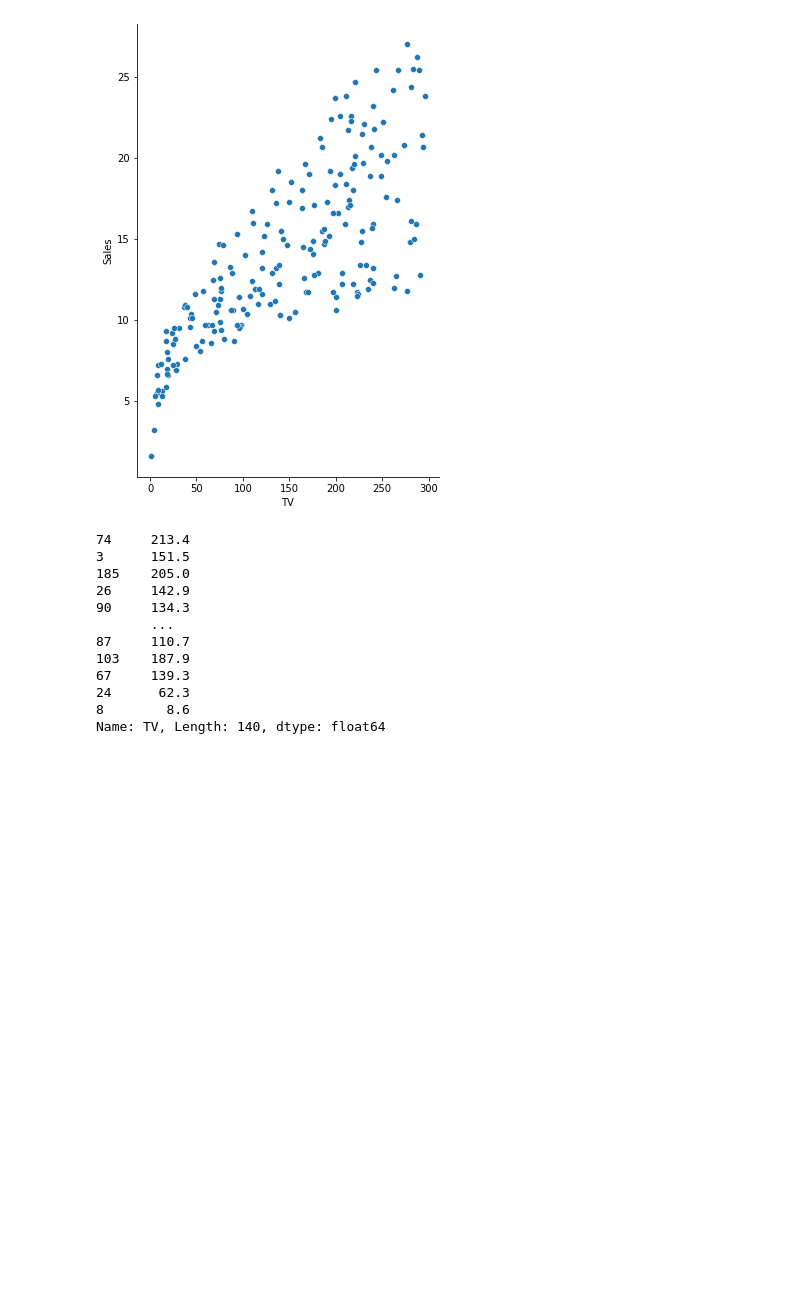
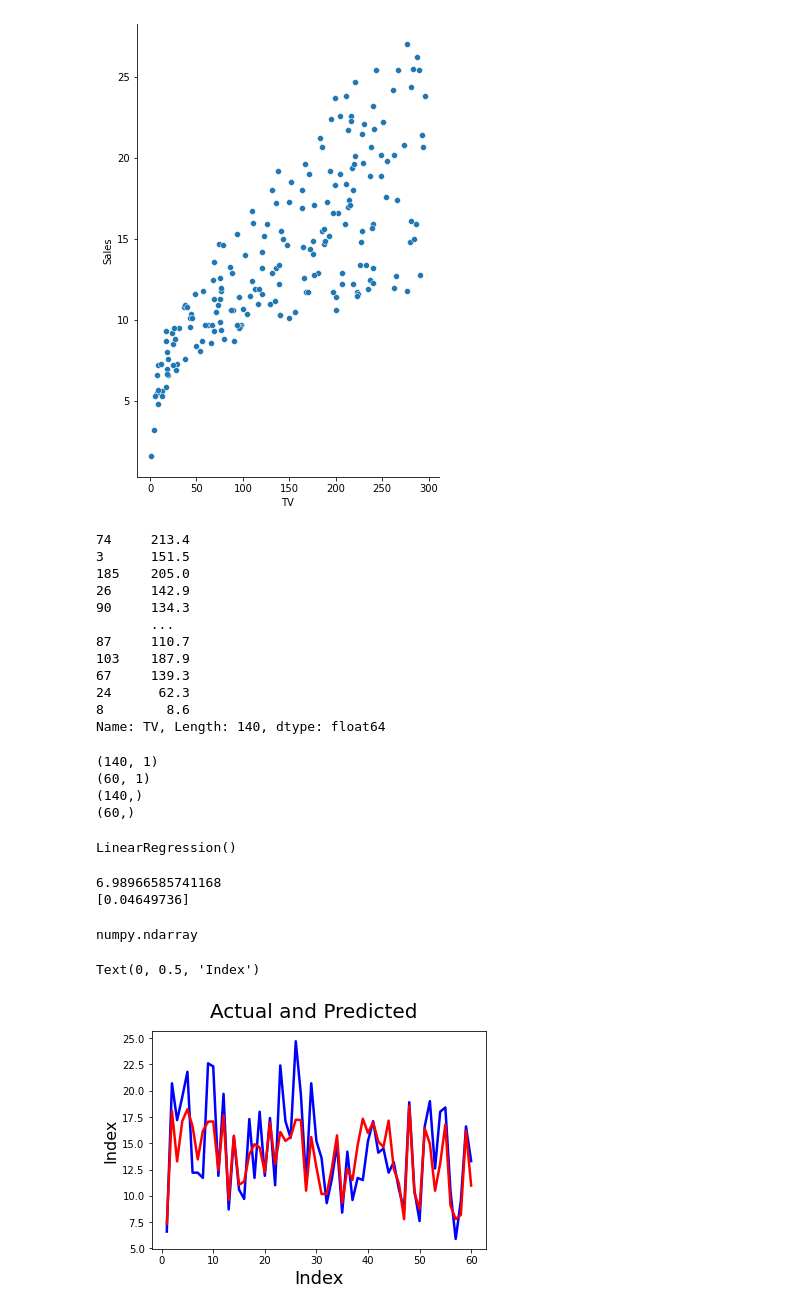
Before and after one commit to Mgrdich/machine_learning_playground, a Jupyter notebook: linear_regression.ipynb, the cells around one changed output. Saved outputs shown, nothing was run; the diff lists cells and outputs as text; code cells hidden in the pictures; blank space fills up the shorter version.

Commit message:
Linear Regression Finalize

```diff
--- a/linear_regression.ipynb
+++ b/linear_regression.ipynb
@@ -87,3 +87,49 @@ print(type(y_test))
 Name: TV, Length: 140, dtype: float64
 # %%
 # general convention sckit-learn observations are two wile features are column
+
+X_train = np.array(X_train)[:,np.newaxis]
+X_test = np.array(X_test)[:,np.newaxis]
+# %%
+print(X_train.shape)
+print(X_test.shape)
+print(y_train.shape)
+print(y_test.shape)
+# %% [output]
+(140, 1)
+(60, 1)
+(140,)
+(60,)
+# %%
+from sklearn.linear_model import LinearRegression
+
+lr = LinearRegression() # class
+
+lr.fit(X_train,y_train)
+# %% [output]
+LinearRegression()
+# %%
+# coefficients Calculation
+print(lr.intercept_)
+print(lr.coef_)
+# 6.98966 + 0.0464 x TV
+# %% [output]
+6.98966585741168
+[0.04649736]
+# %%
+# predictions
+y_pred = lr.predict(X_test)
+type(y_pred)
+# %% [output]
+numpy.ndarray
+# %%
+c = [i for  i in range(1,61,1)]
+fig = plt.figure()
+plt.plot(c,y_test,color='blue',linewidth=2.5,linestyle='-')
+plt.plot(c,y_pred,color='red',linewidth=2.5,linestyle='-')
+fig.suptitle('Actual and Predicted',fontsize=20)
+plt.xlabel('Index',fontsize=18)
+plt.ylabel('Index',fontsize=16)
+# %% [output]
+Text(0, 0.5, 'Index')
+[figure, added]
```
Also changed, not shown: parts of 5 cells of this notebook.
